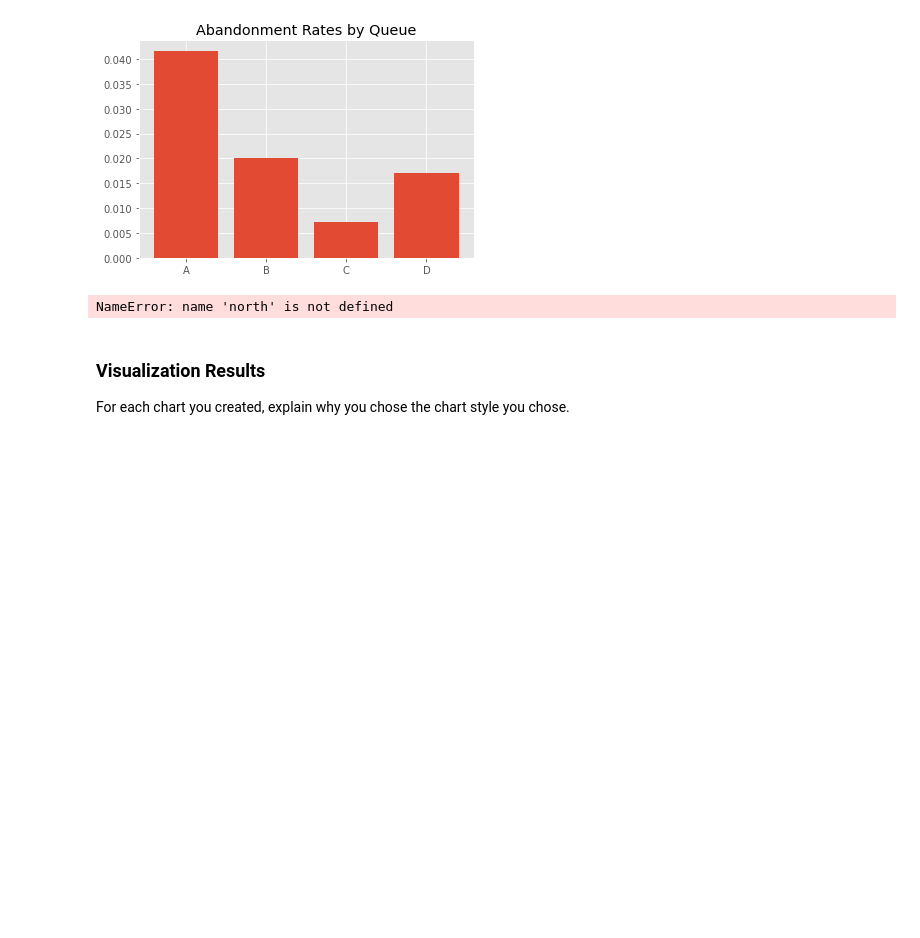
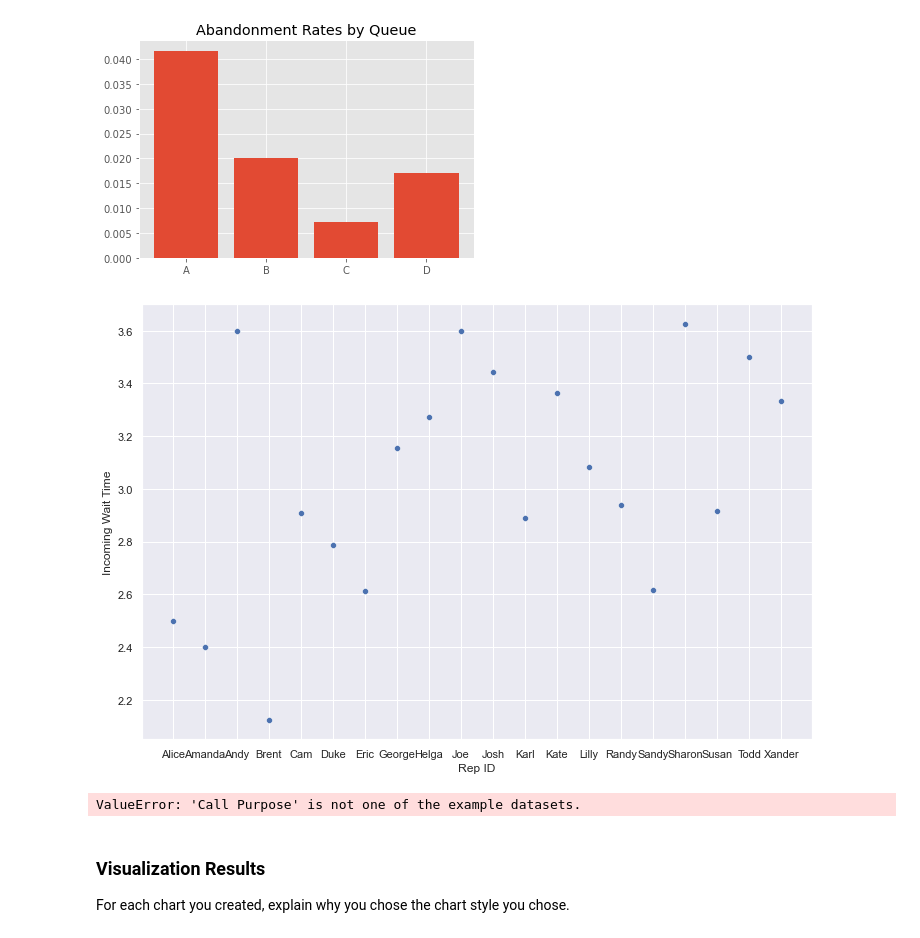
Before and after one commit to brandibrash/call-center-cleanup-assignment, a Jupyter notebook: Call Center Cleanup.ipynb, the cells around one changed output. Cells and saved outputs as stored; diff of their text form; code cells hidden in the pictures; blank space fills up the shorter version.

Commit message:
Updated Call Center Cleanup

```diff
--- a/Call Center Cleanup.ipynb
+++ b/Call Center Cleanup.ipynb
@@ -416,37 +427,26 @@ plt.show()
 # %%
 # Create visualization 2 here
 # north_plt contains the data you need for the average speed of answer of each rep
 
-north_plt = north.groupby("Rep ID")["Incoming Wait Time"].mean().to_frame().reset_index()
-
-# Finding each Rep's Personal Service Level Percentage.  Basically, Calls within 2 secs / total calls
+north_plt = df.groupby("Rep ID")["Incoming Wait Time"].mean().to_frame().reset_index()
 
 # Table 1: Total Incoming calls less than 2 seconds grouped by Rep
-quick_calls = north[north["Incoming Wait Time"] <= 2.0]
+quick_calls = df[10
+                    +df["Incoming Wait Time"] <= 2.0]
 quick_reps = quick_calls[["Rep ID", "Calls"]]
-quick_stats = quick_reps.groupby(["Rep ID"]).sum()  # Final Table
+quick_stats = quick_reps.groupby(["Rep ID"]).sum()
+total_stats = rep_calls.groupby(["Rep ID"]).sum()
+
+sb.scatterplot(data=north_plt, x="Rep ID", y="Incoming Wait Time")
+
 
 
 # Table 2: Total Incoming Calls Only grouped by Rep
-total_calls_in = north[north["Incoming or Outgoing"] == "Incoming"]
+total_calls_in = ndf[ndf["Incoming or Outgoing"] == "Incoming"]
 rep_calls = total_calls_in[["Rep ID", "Calls"]]
 total_stats = rep_calls.groupby(["Rep ID"]).sum() # Final Table
-
-#  Table 3: Service Level Percentage created via merge
-service_level = pd.merge(quick_stats, total_stats, on="Rep ID")
-
-# Create Percentage Column in Table 3
-service_level["Service Level %"] = service_level["Calls_x"]/service_level["Calls_y"] * 100
-
-y1 = np.array(quick_calls)
-y2 = np.array(quick_reps)
-
-plt.plot(y1)
-plt.plot(y2)
-
-plt.show()
 # %% [output]
-NameError: name 'north' is not defined
+[figure, added]
 # %%
 # Create visualization 3 here
 # The three dictionaries, complaints, sales_support, and product_support, have the information you need
@@ -455,6 +455,15 @@ purpose_counts = purpose_group["Incoming or Outgoing"].value_counts()
 complaints = purpose_counts["Complaint"].to_dict()
 sales_support = purpose_counts["Sales Support"].to_dict()
 product_support = purpose_counts["Product Support"].to_dict()
+
+
+
+
+sb.set_theme(style="darkgrid")
+purpose_group = sb.load_dataset("Call Purpose")
+ax = sb.countplot(x="purpose_counts", hue="purpose_group", data=ndf)
+# %% [output]
+ValueError: 'Call Purpose' is not one of the example datasets.
 # %% [markdown]
 ### Visualization Results
 
```
Also changed, not shown: parts of 13 cells of this notebook.
